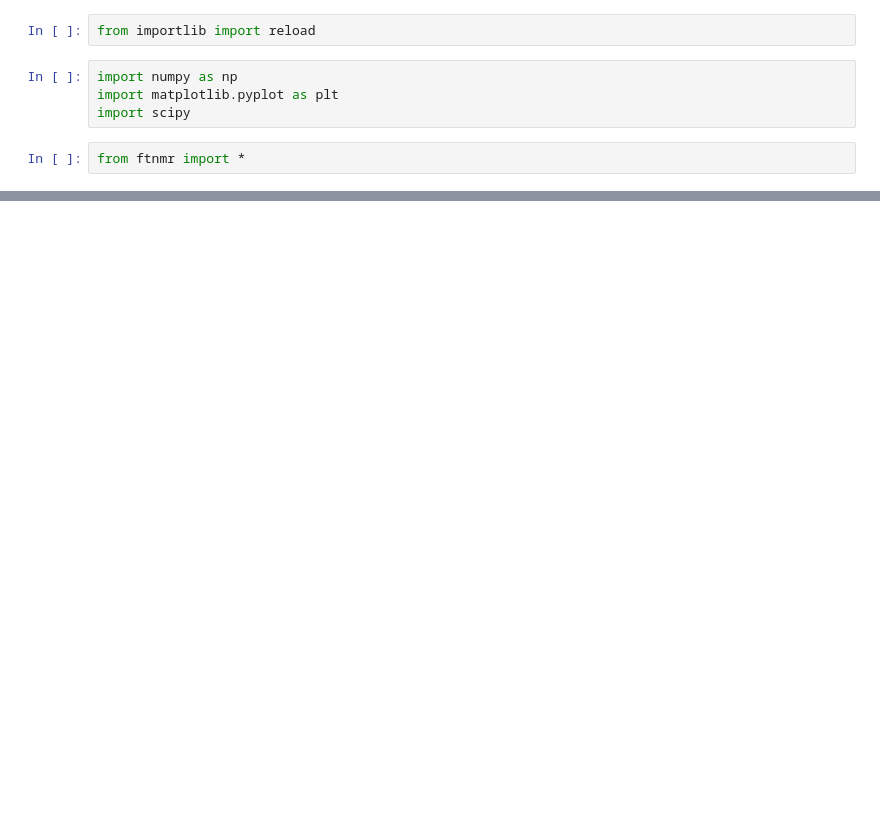
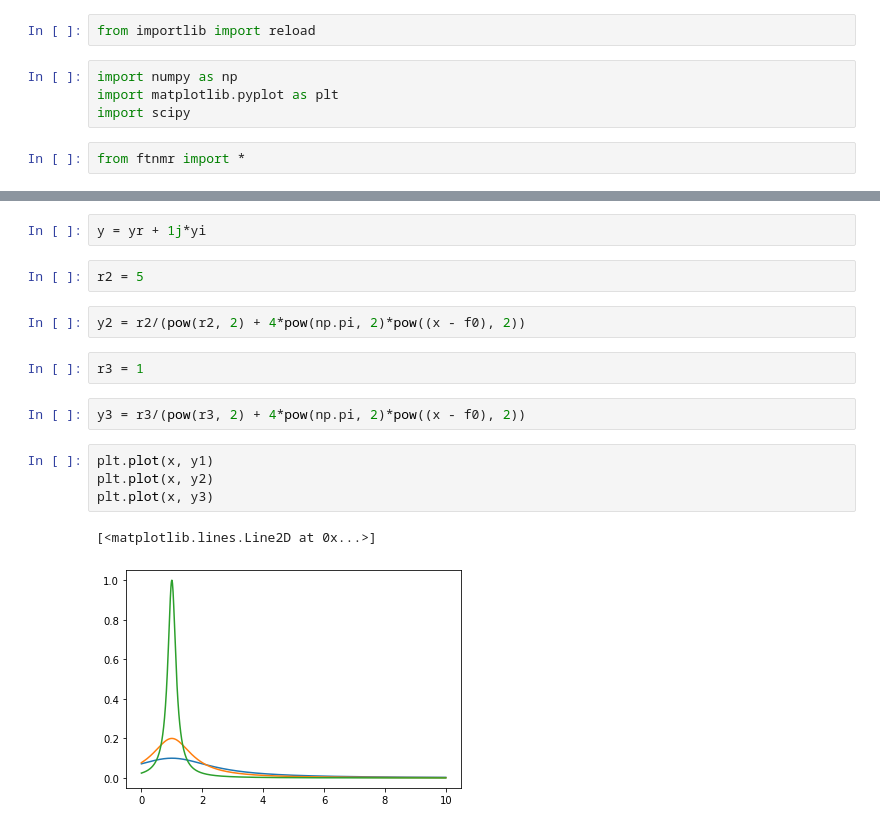
Before and after one commit to sejin8642/ftnmr, a Jupyter notebook: scripts/nb.ipynb, the cells around one changed output, grey strips where cells are left out. Cells and saved outputs as stored; diff of their text form; blank space fills up the shorter version.

```diff
--- a/scripts/nb.ipynb
+++ b/scripts/nb.ipynb
@@ -100,0 +19,17 @@ plt.plot(f, Y.real)
+# %%
+y = yr + 1j*yi
+# %%
+r2 = 5
+# %%
+y2 = r2/(pow(r2, 2) + 4*pow(np.pi, 2)*pow((x - f0), 2))
+# %%
+r3 = 1
+# %%
+y3 = r3/(pow(r3, 2) + 4*pow(np.pi, 2)*pow((x - f0), 2))
+# %%
+plt.plot(x, y1)
+plt.plot(x, y2)
+plt.plot(x, y3)
+# %% [output]
+[<matplotlib.lines.Line2D at 0x...>]
+[figure, added]
```
Also changed, not shown: parts of 38 cells of this notebook, 1 other file.
